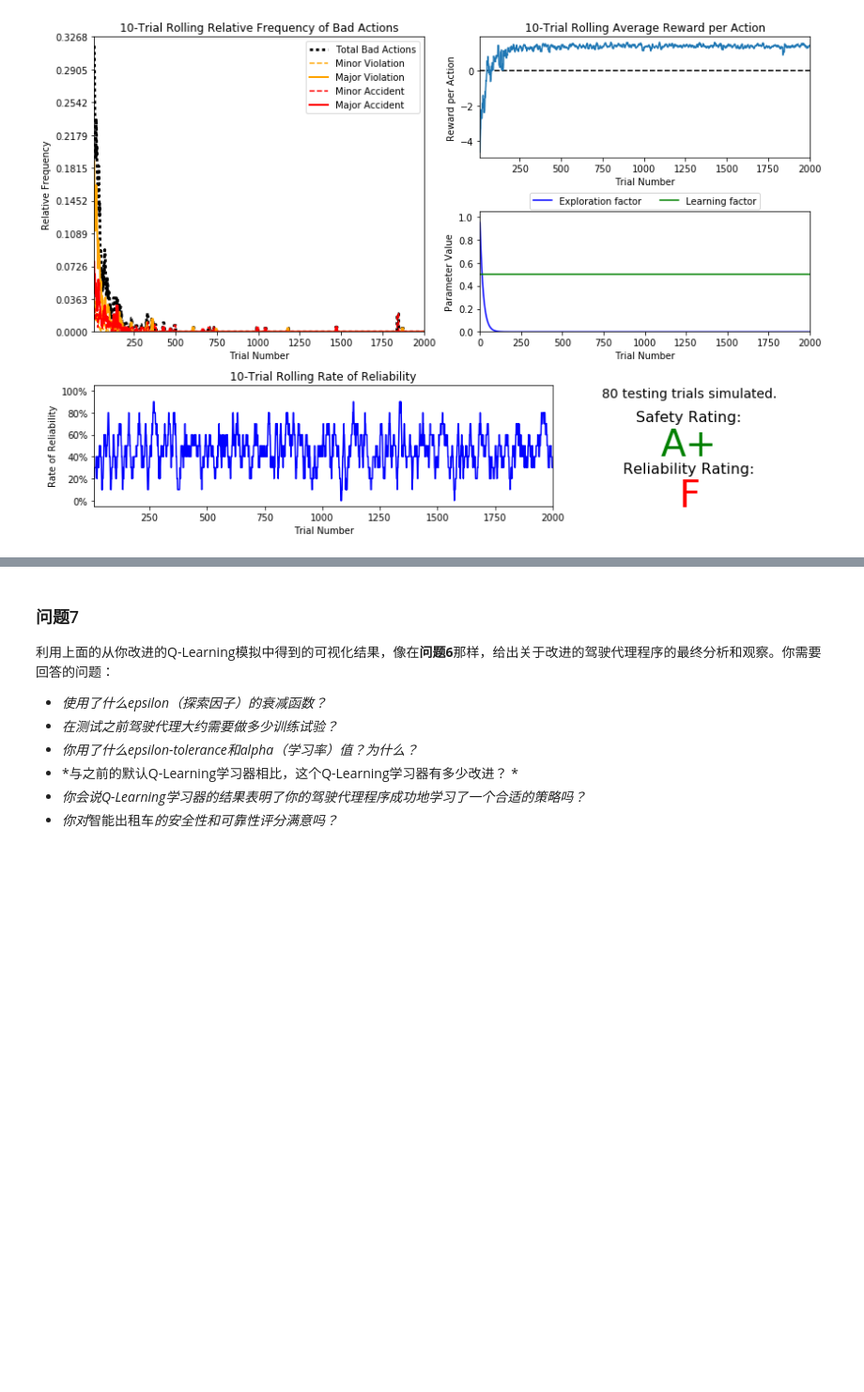
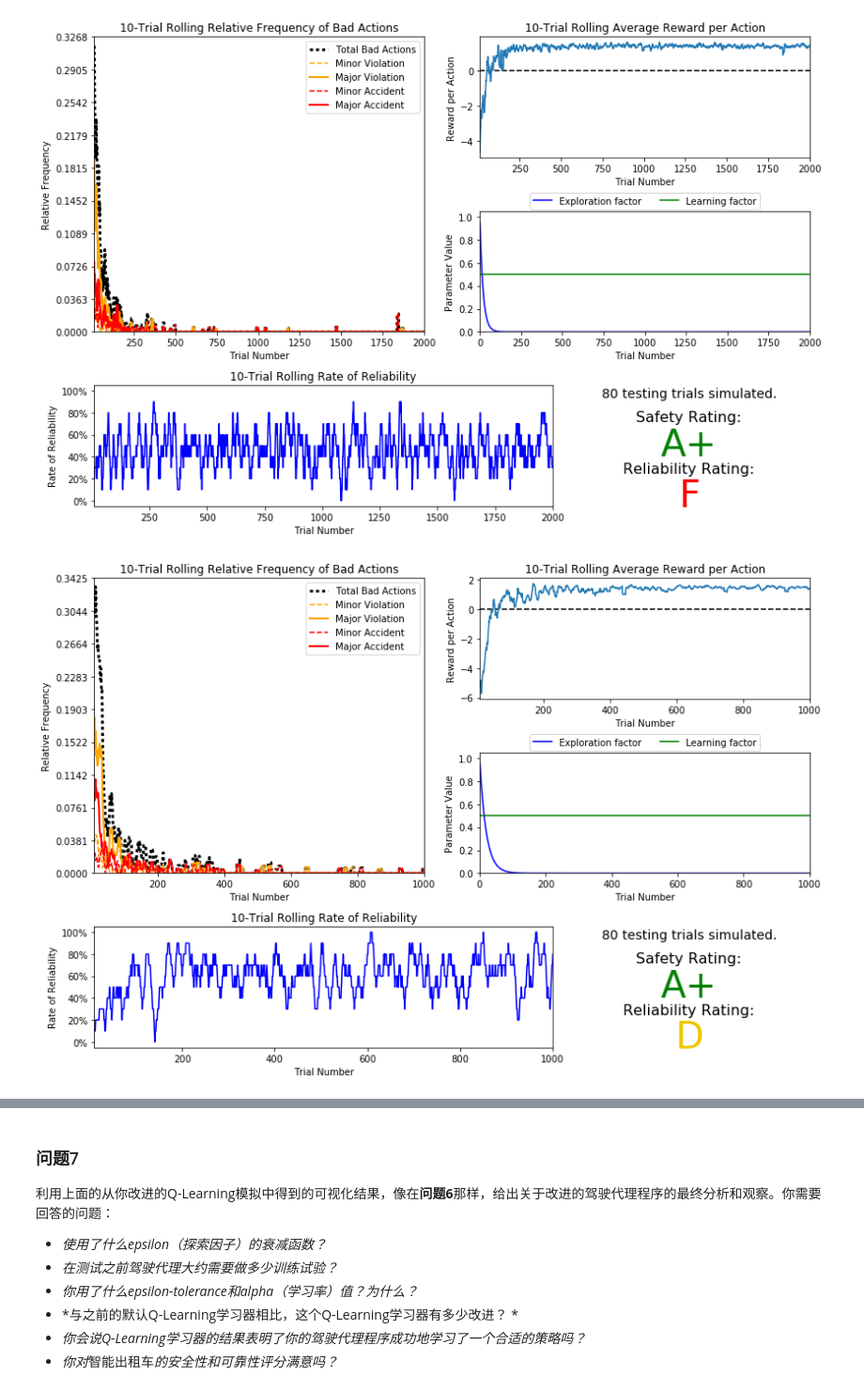
Before and after one commit to Lotus-LuoTong/smartcab, a Jupyter notebook: smartcab.ipynb, the cells around one changed output, grey strips where cells are left out. Shown: that part at 94% size. Cells and saved outputs as stored; diff of their text form; code cells hidden in the pictures; blank space fills up the shorter version.

```diff
--- a/smartcab.ipynb
+++ b/smartcab.ipynb
@@ -259,3 +259,7 @@ vs.plot_trials('sim_improved-learning.csv')
 vs.plot_trials('sim_improved-learning.csv')
 # %% [output]
 [figure]
+# %%
+vs.plot_trials('sim_improved-learning.csv') ##0.95**1000，0.5，80test
+# %% [output]
+[figure, added]
```
Also changed, not shown: parts of 2 cells of this notebook, 20 other files.
